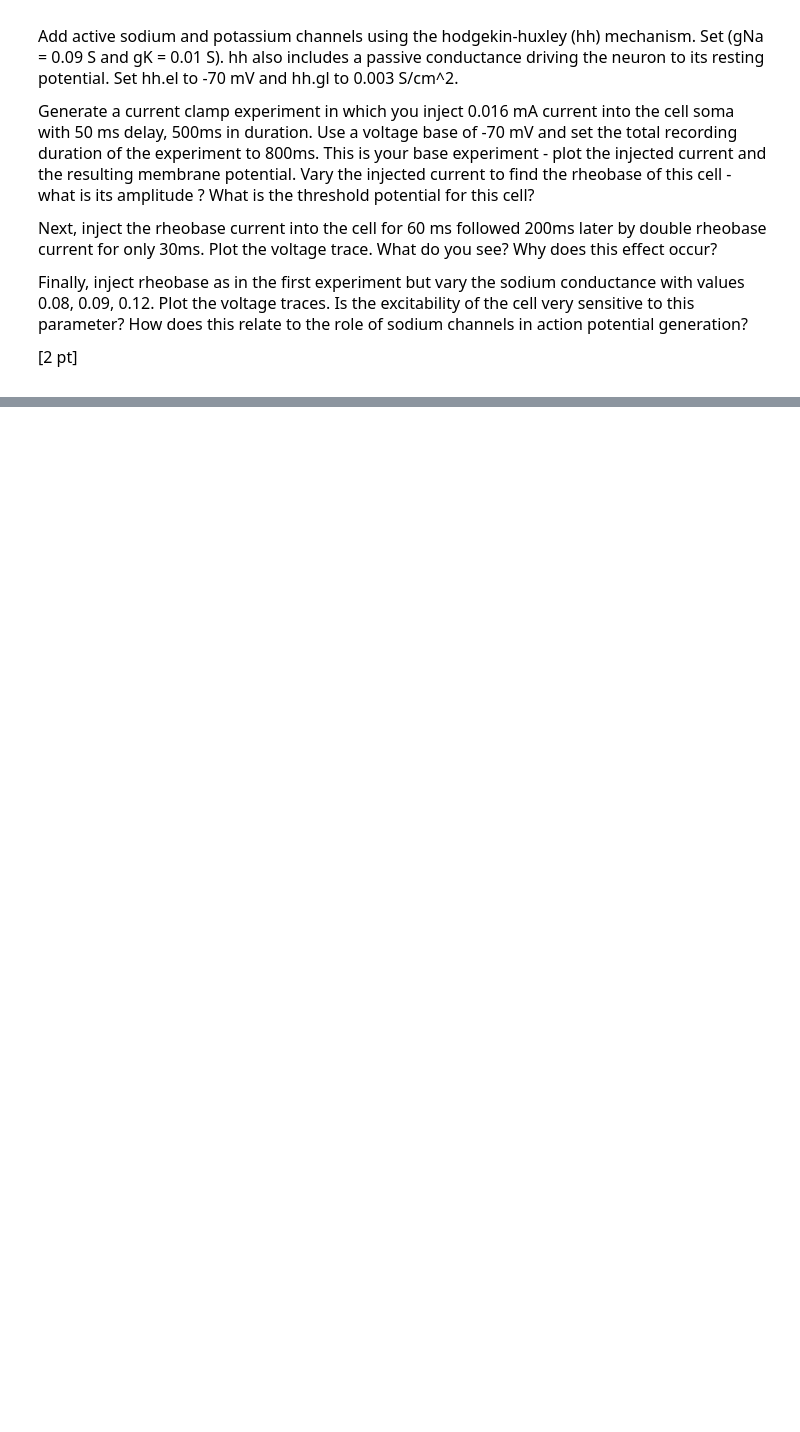
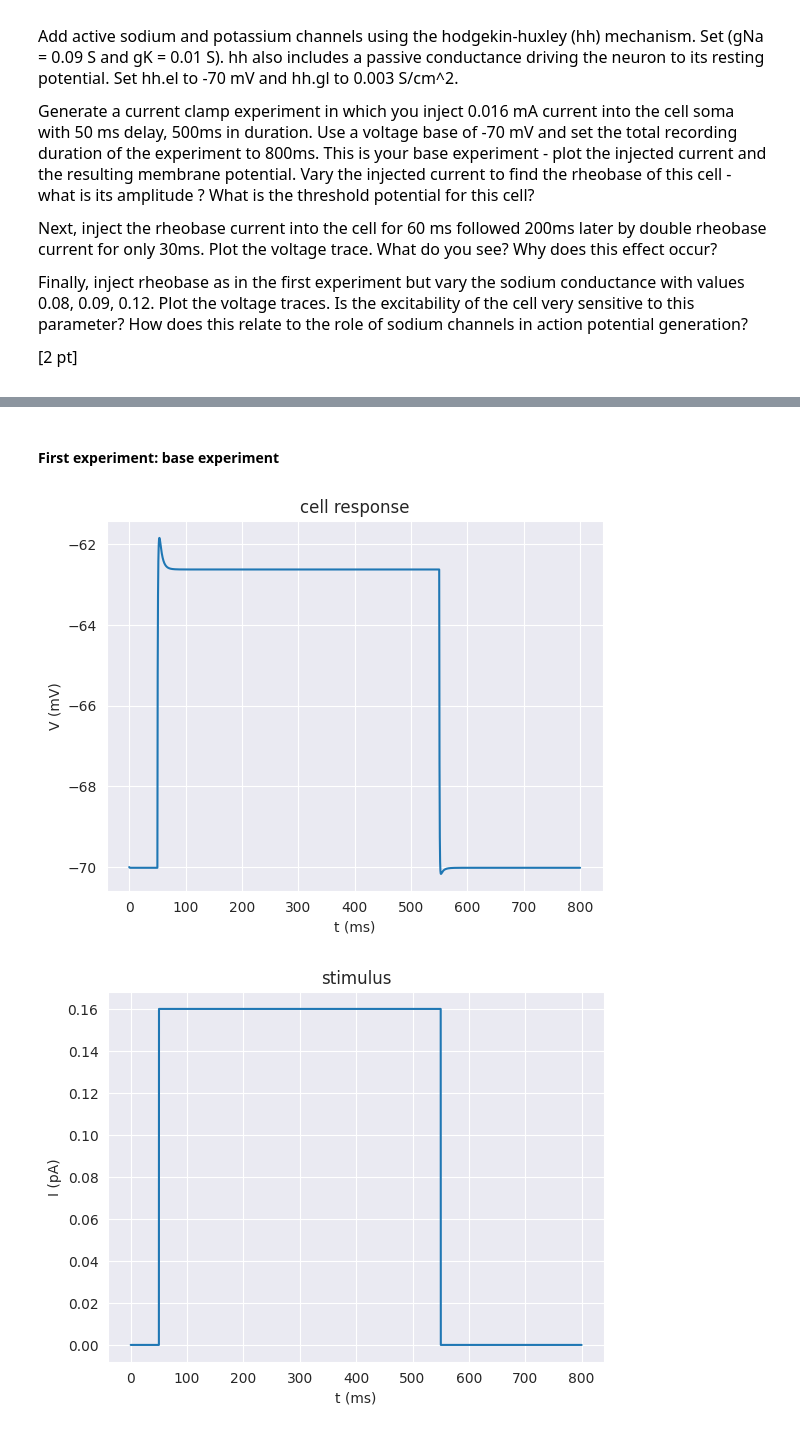
Before and after one commit to ejayromero/biophysics-NX-450, a Jupyter notebook: Week_4/Week4_HomeWork.ipynb, the cells around one changed output, grey strips where cells are left out. Drawn from its saved outputs; the diff is of its cells as text; code cells hidden in the pictures; blank space fills up the shorter version.

```diff
--- a/Week_4/Week4_HomeWork.ipynb
+++ b/Week_4/Week4_HomeWork.ipynb
@@ -437,0 +443,55 @@ Finally, inject rheobase as in the first experiment but vary the sodium conducta
+# %% [markdown]
+#### First experiment: base experiment
+# %%
+# creating cell
+soma = h.Section(name='soma')
+soma.L = 15 #µm
+soma.diam = 15 #µm
+soma.Ra = 120 #Ω*cm
+soma.cm = 1.6 #µF/cm^2
+
+# adding properties
+soma.insert('hh')
+for seg in soma:
+    seg.hh.gkbar = 0.01   # S
+    seg.hh.gnabar = 0.09  # S
+    seg.hh.gl = 0.003 # S/cm^2
+    seg.hh.el = -70 # mV
+
+# Insert current clamp experiment
+stim = h.IClamp(soma(0.5))
+stim.delay = 50   # ms
+stim.dur = 500     # ms
+stim.amp = 0.16
+
+
+# Initialize vectors
+# time vector
+rec_t = h.Vector()
+rec_t.record(h._ref_t)
+# membrame potential vector
+rec_v = h.Vector()
+rec_v.record(soma(0.5)._ref_v)
+# current
+rec_i = h.Vector()
+rec_i.record(stim._ref_i)
+
+h.load_file('stdrun.hoc')
+h.finitialize(-70)
+h.continuerun(800)
+
+plt.figure()
+plt.title('cell response')
+plt.ylabel('V (mV)')
+plt.xlabel('t (ms)')
+plt.plot(rec_t,rec_v)
+# plt.ylim(top=-69)
+
+plt.figure()
+plt.title('stimulus')
+plt.ylabel('I (pA)')
+plt.xlabel('t (ms)')
+plt.plot(rec_t,rec_i);
+# %% [output]
+[figure, added]
+[figure, added]
```
Also changed, not shown: parts of 10 cells of this notebook.
